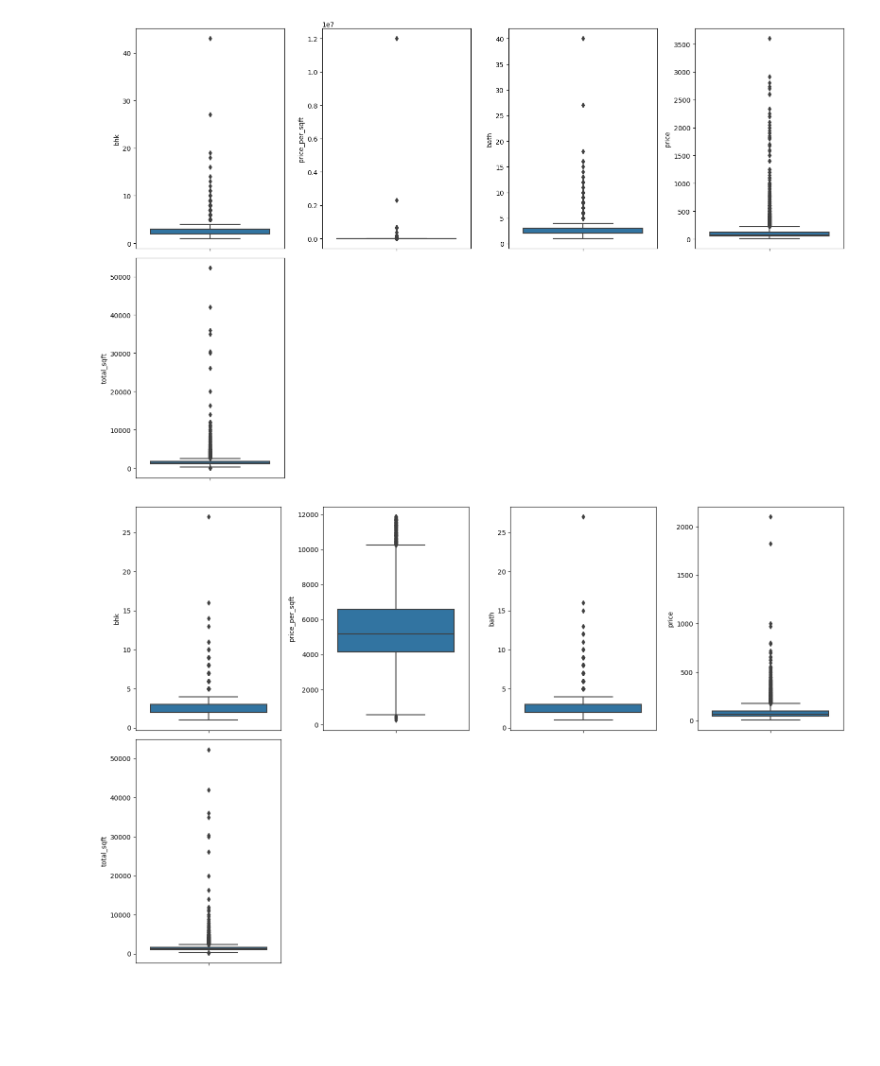
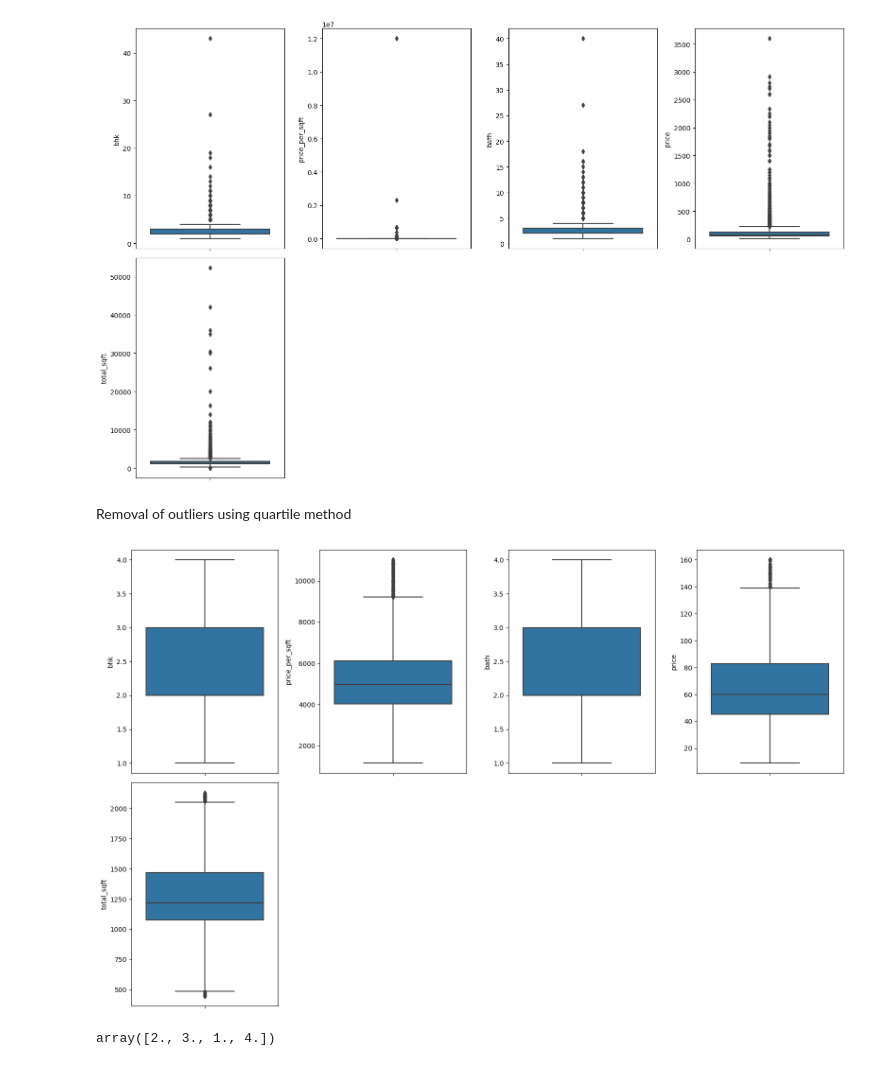
Before and after one commit to pranshu-raj-211/project-alphazero, a Jupyter notebook: house-price-prediction/prices.ipynb, the cells around one changed output. Drawn from its saved outputs; the diff is of its cells as text; code cells hidden in the pictures; blank space fills up the shorter version.

```diff
--- a/house-price-prediction/prices.ipynb
+++ b/house-price-prediction/prices.ipynb
@@ -350,24 +351,27 @@ for i, col in enumerate(features):
 plt.tight_layout()
 # %% [output]
 [figure]
+# %% [markdown]
+Removal of outliers using quartile method
 # %%
-Q1 = df2["price_per_sqft"].quantile(0.25)
-Q3 = df2["price_per_sqft"].quantile(0.75)
-IQR = Q3 - Q1
+def remove_outliers(df2, features):
+    for i, col in enumerate(features):
+        Q1 = df2[col].quantile(0.25)
+        Q3 = df2[col].quantile(0.75)
+        IQR = Q3 - Q1
+        df2 = df2[(df2[col] >= Q1 - 1.5 * IQR) & (df2[col] <= Q3 + 1.5 * IQR)]
+    return df2
 
-# removing outliers from the price_per_sqft column
-df2 = df2[
-    (df2["price_per_sqft"] >= Q1 - 1.5 * IQR)
-    & (df2["price_per_sqft"] <= Q3 + 1.5 * IQR)
-]
+
+df3 = remove_outliers(df2, features)
 # %%
-plt.figure(figsize=(16, 10))
+plt.figure(figsize = (16, 10))
 
 for i, col in enumerate(features):
     plt.subplot(2, 4, i + 1)
-    sns.boxplot(y = col, data = df2)
+    sns.boxplot(y = col, data = df3)
     plt.ylabel(col)
 
 plt.tight_layout()
 # %% [output]
-[figure, old version]
+[figure, new version]
@@ -379,0 +378,4 @@ for i, col in enumerate(features):
+# %%
+df3["bath"].unique()
+# %% [output]
+array([2., 3., 1., 4.])
```
Also changed, not shown: parts of 18 cells of this notebook.
